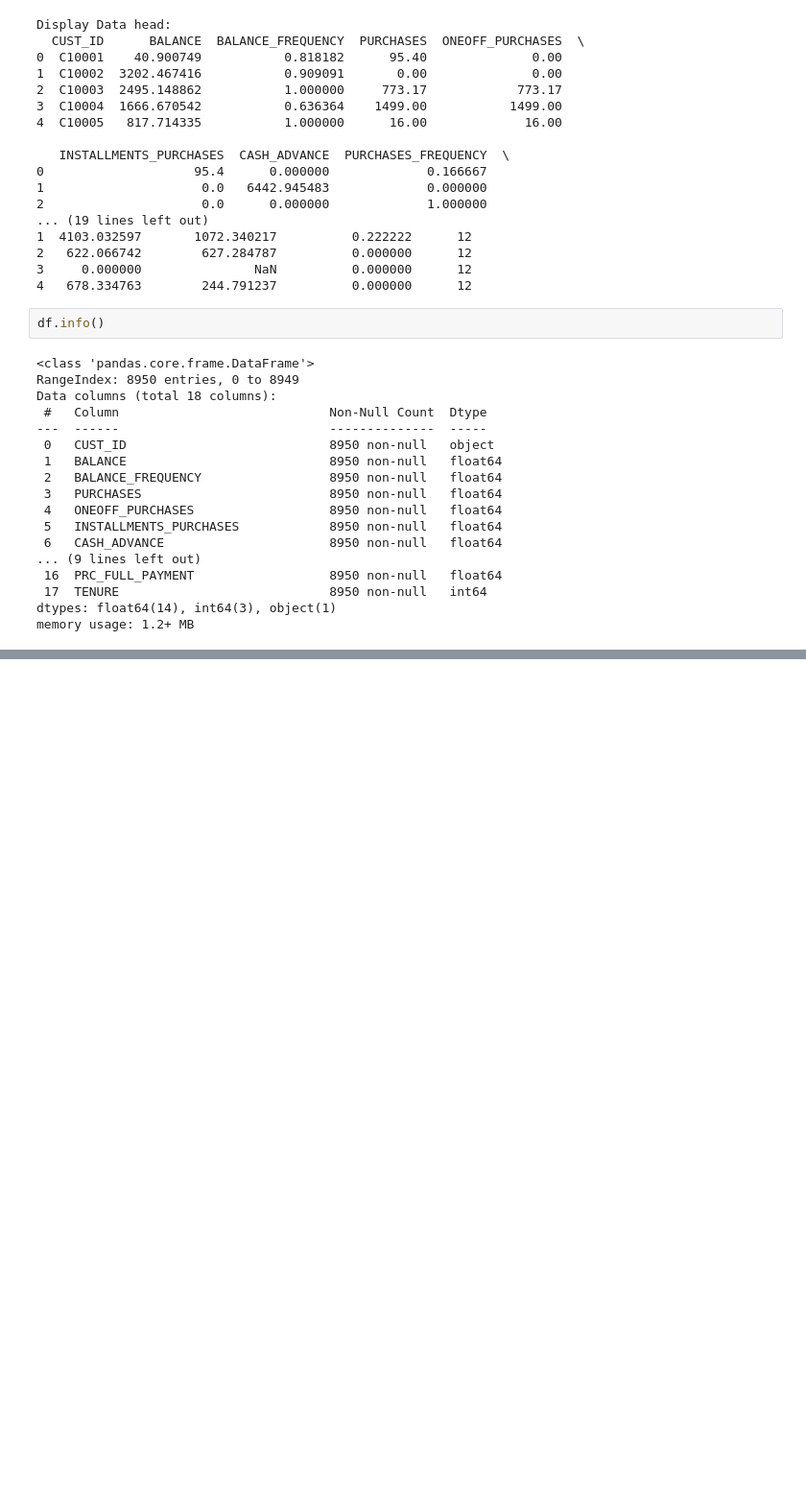
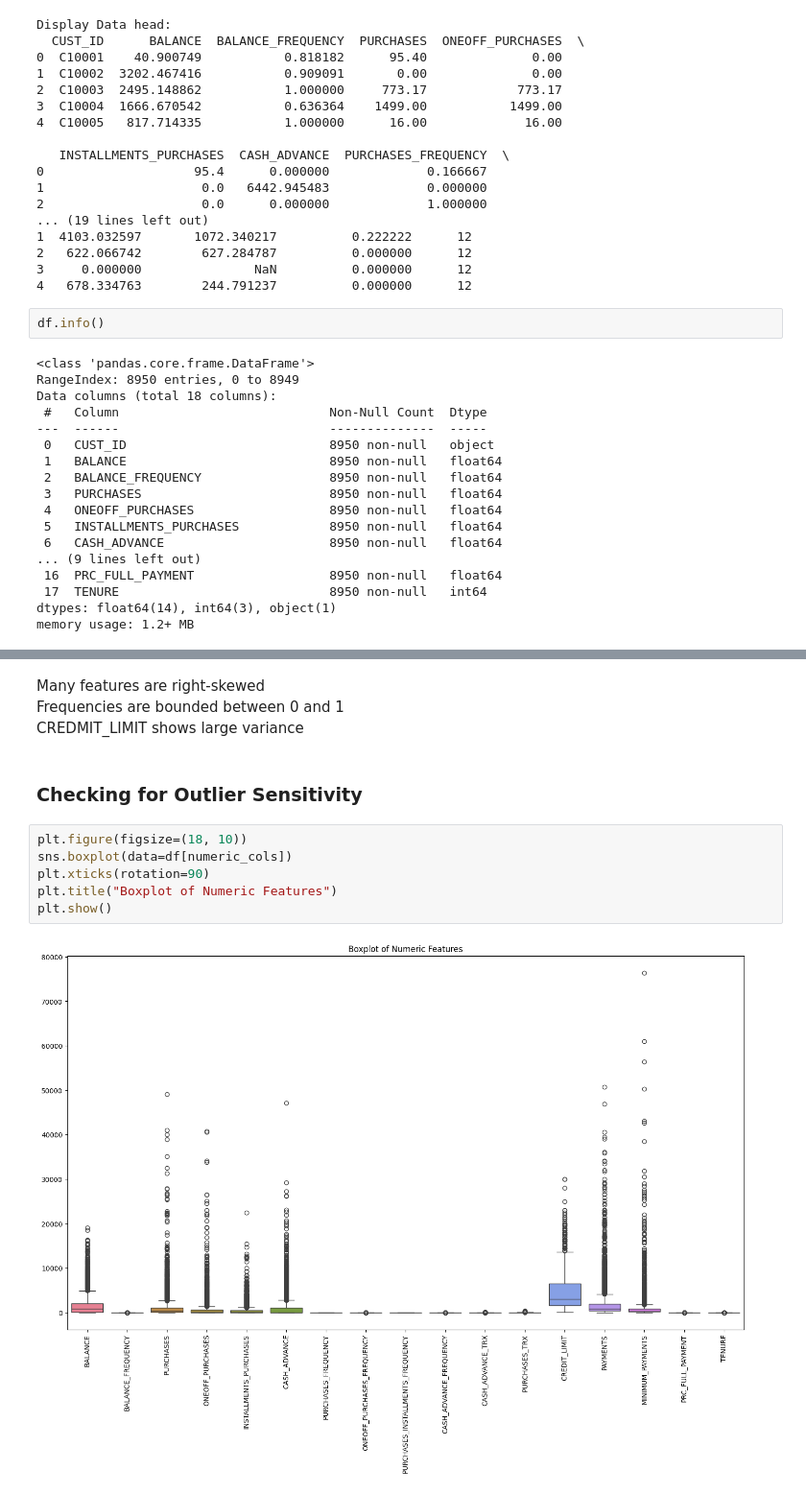
Before and after one commit to jishdewanjee/CapStone, a Jupyter notebook: CapStone7/CreditCardAgency_Clustering_Unsupervised.ipynb, the cells around one changed output, grey strips where cells are left out. Shown at 96% size. Saved outputs shown, nothing was run; the diff lists cells and outputs as text; blank space fills up the shorter version.

```diff
--- a/CapStone7/CreditCardAgency_Clustering_Unsupervised.ipynb
+++ b/CapStone7/CreditCardAgency_Clustering_Unsupervised.ipynb
@@ -105,0 +230,14 @@ df.describe().T
+# %% [markdown]
+Many features are right-skewed <br>
+Frequencies are bounded between 0 and 1 <br>
+CREDMIT_LIMIT shows large variance <br>
+# %% [markdown]
+### Checking for Outlier Sensitivity
+# %%
+plt.figure(figsize=(18, 10))
+sns.boxplot(data=df[numeric_cols])
+plt.xticks(rotation=90)
+plt.title("Boxplot of Numeric Features")
+plt.show()
+# %% [output]
+[figure, added]
```
Also changed, not shown: parts of 61 cells of this notebook.
